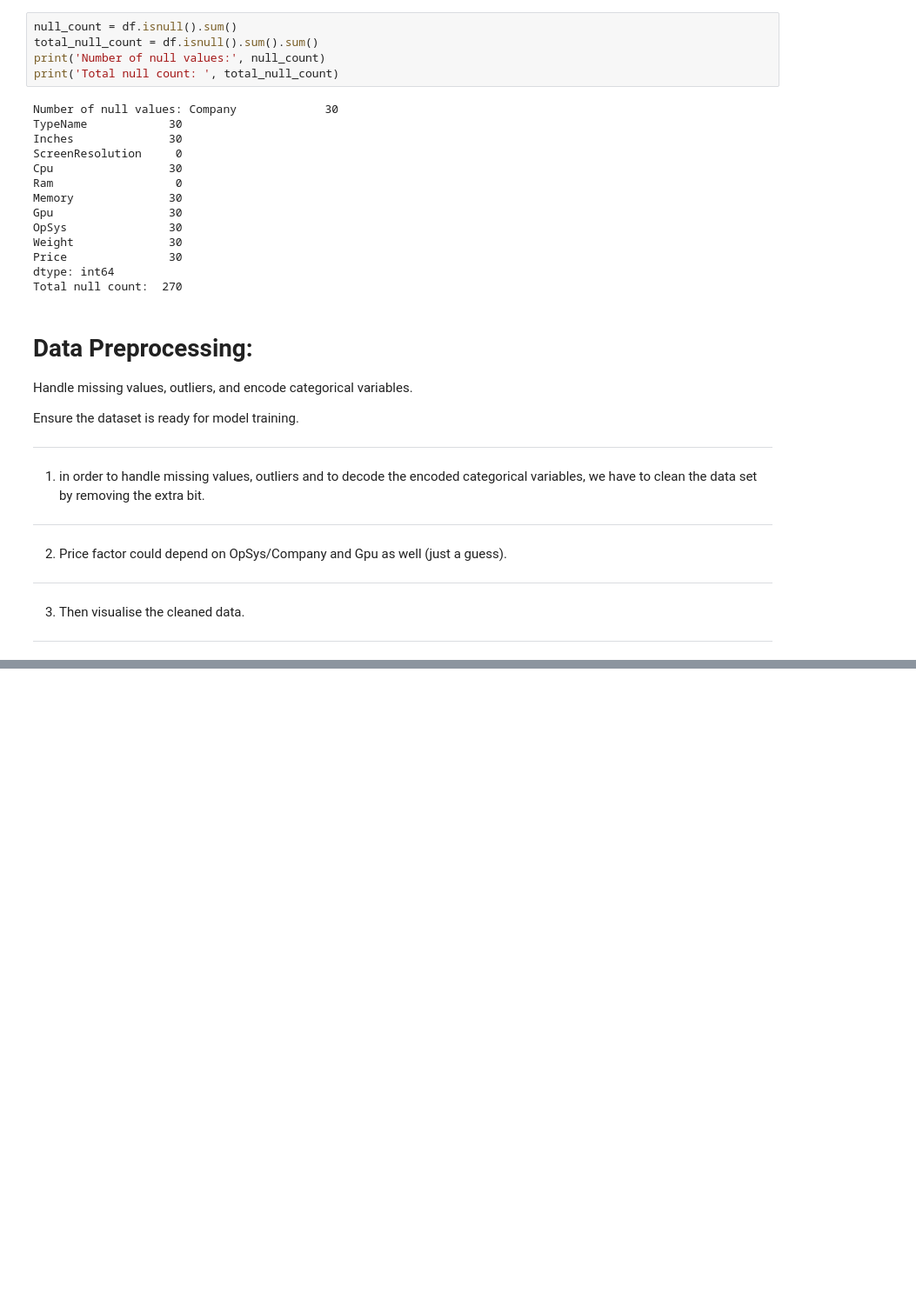
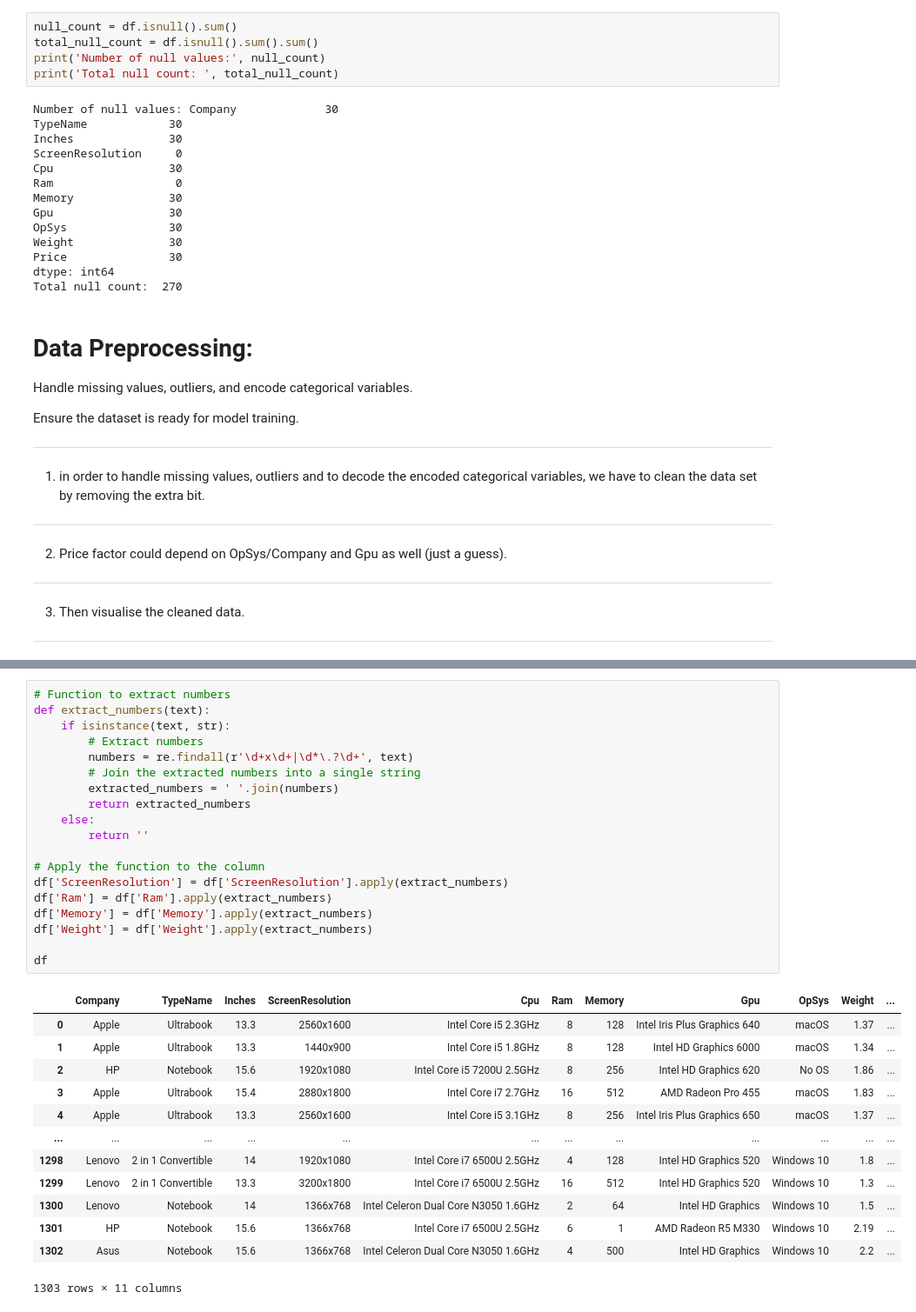
Before and after one commit to Ste881/Laptop-price-prediction, a Jupyter notebook: laptop_ML_project.ipynb, the cells around one changed output, grey strips where cells are left out. Shown at 87% size. Saved outputs shown, nothing was run; the diff lists cells and outputs as text; blank space fills up the shorter version.

Commit message:
Created a function to extract numbers

```diff
--- a/laptop_ML_project.ipynb
+++ b/laptop_ML_project.ipynb
@@ -76,3 +77,36 @@ df
 | 1301 | HP | Notebook | 15.6 | 1366x768 | Intel Core i7 6500U 2.5GHz | 6GB | 1TB HDD | AMD Radeon R5 M330 | Windows 10 | 2.19kg | ... |
 | 1302 | Asus | Notebook | 15.6 | 1366x768 | Intel Celeron Dual Core N3050 1.6GHz | 4GB | 500GB HDD | Intel HD Graphics | Windows 10 | 2.2kg | ... |
 1303 rows × 11 columns
+# %%
+# Function to extract numbers
+def extract_numbers(text):
+    if isinstance(text, str):
+        # Extract numbers
+        numbers = re.findall(r'\d+x\d+|\d*\.?\d+', text)
+        # Join the extracted numbers into a single string
+        extracted_numbers = ' '.join(numbers)
+        return extracted_numbers
+    else:
+        return ''
+
+# Apply the function to the column
+df['ScreenResolution'] = df['ScreenResolution'].apply(extract_numbers)
+df['Ram'] = df['Ram'].apply(extract_numbers)
+df['Memory'] = df['Memory'].apply(extract_numbers)
+df['Weight'] = df['Weight'].apply(extract_numbers)
+
+df
+# %% [output]
+|  | Company | TypeName | Inches | ScreenResolution | Cpu | Ram | Memory | Gpu | OpSys | Weight | ... |
+| 0 | Apple | Ultrabook | 13.3 | 2560x1600 | Intel Core i5 2.3GHz | 8 | 128 | Intel Iris Plus Graphics 640 | macOS | 1.37 | ... |
+| 1 | Apple | Ultrabook | 13.3 | 1440x900 | Intel Core i5 1.8GHz | 8 | 128 | Intel HD Graphics 6000 | macOS | 1.34 | ... |
+| 2 | HP | Notebook | 15.6 | 1920x1080 | Intel Core i5 7200U 2.5GHz | 8 | 256 | Intel HD Graphics 620 | No OS | 1.86 | ... |
+| 3 | Apple | Ultrabook | 15.4 | 2880x1800 | Intel Core i7 2.7GHz | 16 | 512 | AMD Radeon Pro 455 | macOS | 1.83 | ... |
+| 4 | Apple | Ultrabook | 13.3 | 2560x1600 | Intel Core i5 3.1GHz | 8 | 256 | Intel Iris Plus Graphics 650 | macOS | 1.37 | ... |
+| ... | ... | ... | ... | ... | ... | ... | ... | ... | ... | ... | ... |
+| 1298 | Lenovo | 2 in 1 Convertible | 14 | 1920x1080 | Intel Core i7 6500U 2.5GHz | 4 | 128 | Intel HD Graphics 520 | Windows 10 | 1.8 | ... |
+| 1299 | Lenovo | 2 in 1 Convertible | 13.3 | 3200x1800 | Intel Core i7 6500U 2.5GHz | 16 | 512 | Intel HD Graphics 520 | Windows 10 | 1.3 | ... |
+| 1300 | Lenovo | Notebook | 14 | 1366x768 | Intel Celeron Dual Core N3050 1.6GHz | 2 | 64 | Intel HD Graphics | Windows 10 | 1.5 | ... |
+| 1301 | HP | Notebook | 15.6 | 1366x768 | Intel Core i7 6500U 2.5GHz | 6 | 1 | AMD Radeon R5 M330 | Windows 10 | 2.19 | ... |
+| 1302 | Asus | Notebook | 15.6 | 1366x768 | Intel Celeron Dual Core N3050 1.6GHz | 4 | 500 | Intel HD Graphics | Windows 10 | 2.2 | ... |
+1303 rows × 11 columns
```
Also changed, not shown: parts of 1 cell of this notebook.
